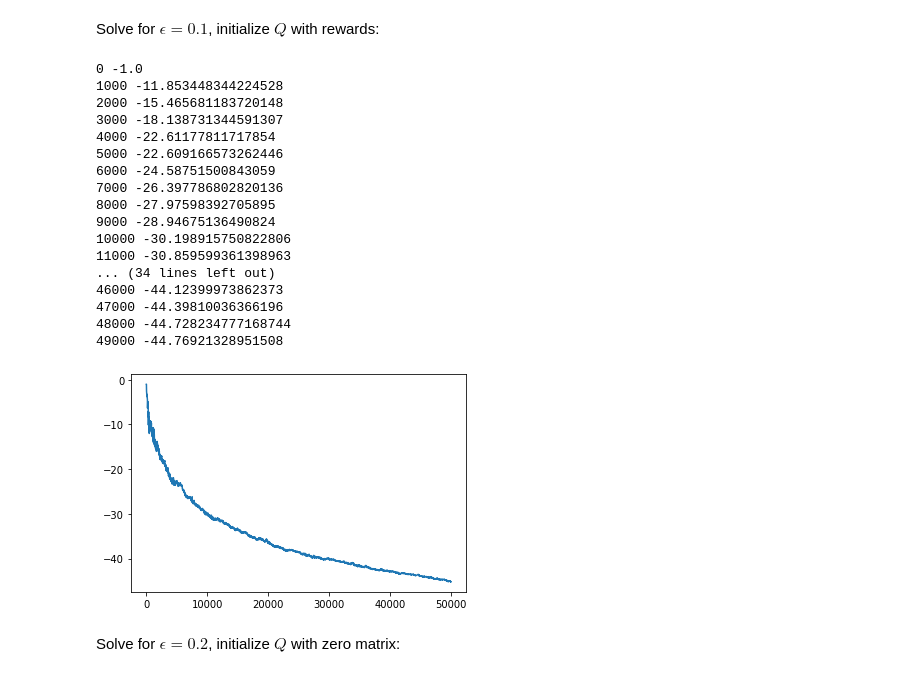
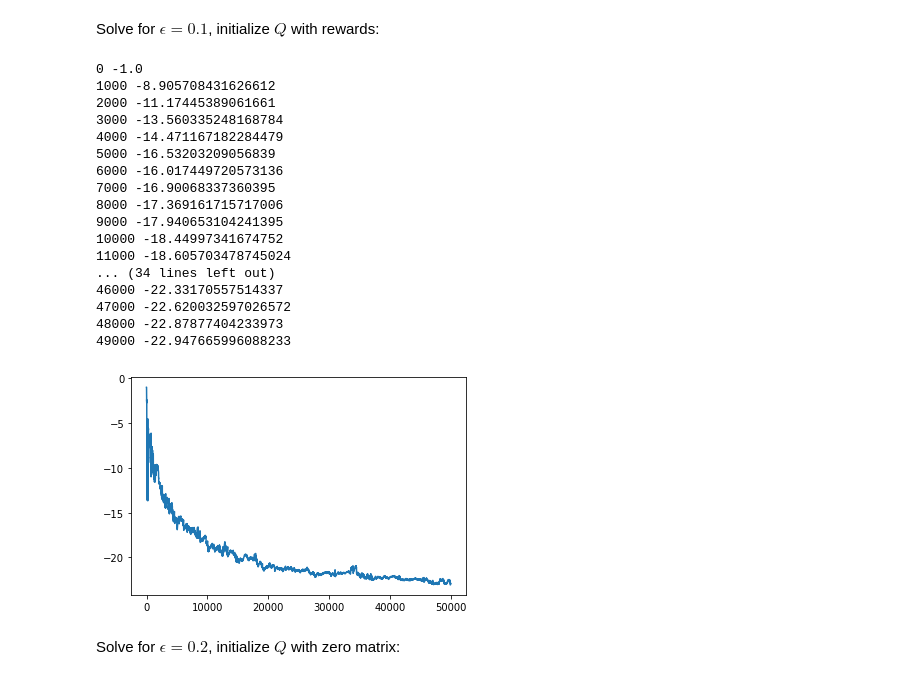
Before and after one commit to lxpr/EL2805-Reinforcement-Learning-Labs, a Jupyter notebook: lab1/Lab_1.ipynb, the cells around one changed output. Drawn from its saved outputs; the diff is of its cells as text; code cells hidden in the pictures.

```diff
--- a/lab1/Lab_1.ipynb
+++ b/lab1/Lab_1.ipynb
@@ -553,36 +560,36 @@ plt.show()
 # %% [markdown]
 Solve for $\epsilon = 0.1$, initialize $Q$ with rewards:
 # %%
-agent = sarsa.SarsaAgent(env_S, alpha=2/3, gamma=0.98, epsilon=0.1)
+agent = sarsa.SarsaAgent(env_S, alpha=2/3, gamma=0.9, epsilon=0.1)
 start_S = (0, 0, 6, 5, 0)
 N = 50000
 V_convergence = np.empty(N)
 for i in range(N):
     path_S, policy, Q = env_S.sarsa_learning(start_S, sarsa_agent=agent)
     V_convergence[i] = max(Q[env_S.map[(0, 0, 6, 5, 0)], :])
     if i % 1000 == 0:
         print(i, V_convergence[i])
 plt.plot(V_convergence)
 plt.show()
 # %% [output]
 0 -1.0
-1000 -11.853448344224528
-2000 -15.465681183720148
-3000 -18.138731344591307
-4000 -22.61177811717854
-5000 -22.609166573262446
-6000 -24.58751500843059
-7000 -26.397786802820136
-8000 -27.97598392705895
-9000 -28.94675136490824
-10000 -30.198915750822806
-11000 -30.859599361398963
+1000 -8.905708431626612
+2000 -11.17445389061661
+3000 -13.560335248168784
+4000 -14.471167182284479
+5000 -16.53203209056839
+6000 -16.017449720573136
+7000 -16.90068337360395
+8000 -17.369161715717006
+9000 -17.940653104241395
+10000 -18.44997341674752
+11000 -18.605703478745024
 ... (34 lines left out)
-46000 -44.12399973862373
-47000 -44.39810036366196
-48000 -44.728234777168744
-49000 -44.76921328951508
+46000 -22.33170557514337
+47000 -22.620032597026572
+48000 -22.87877404233973
+49000 -22.947665996088233
-[figure, old version]
+[figure, new version]
 # %% [markdown]
 Solve for $\epsilon = 0.2$, initialize $Q$ with zero matrix:
 # %%
```
Also changed, not shown: parts of 4 cells of this notebook.
